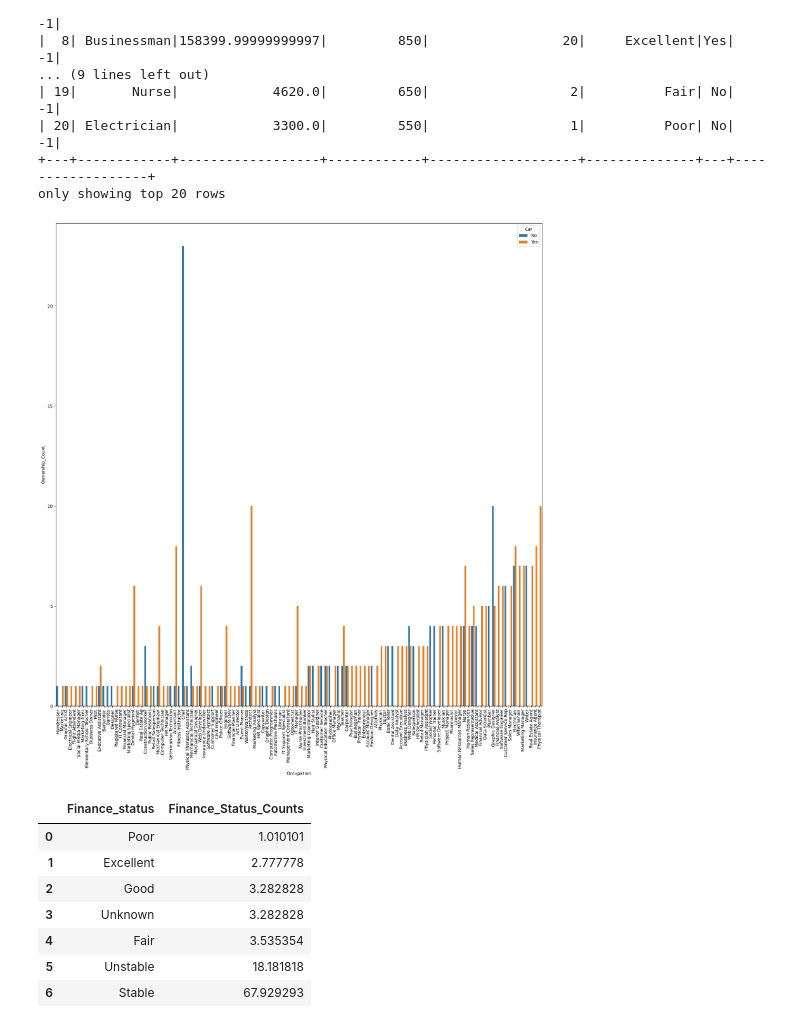
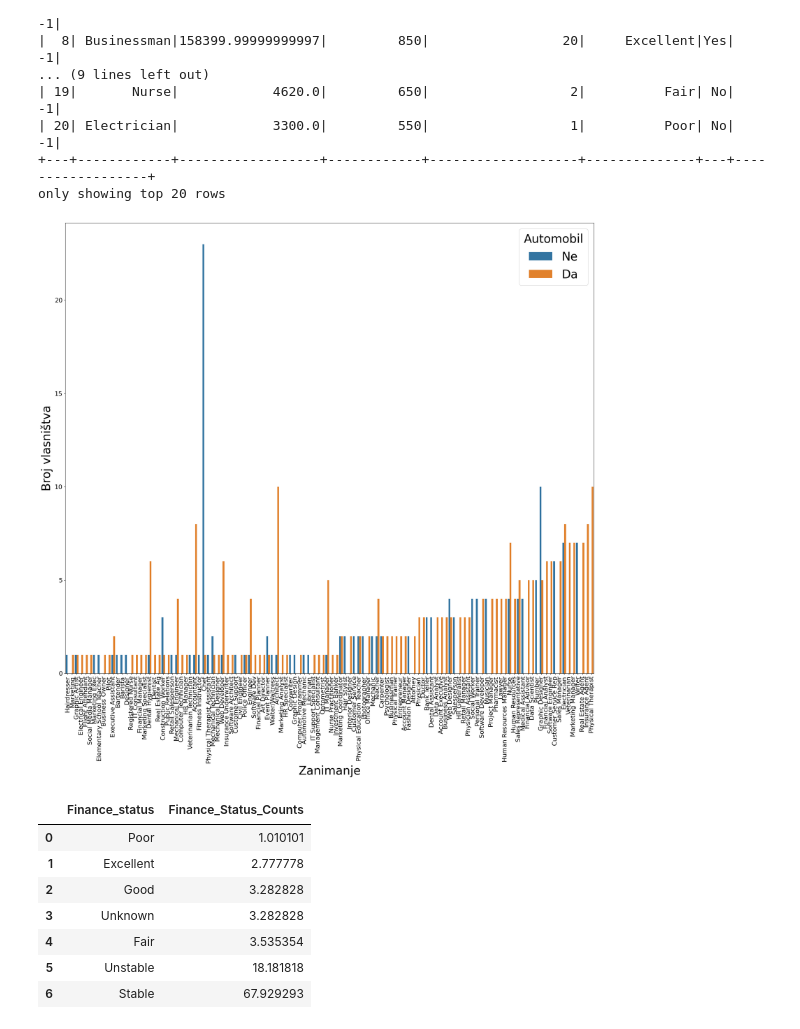
Before and after one commit to File500/Data_science_and_analysis, a Jupyter notebook: analysis/visual_analysis/car_ownership_and_sales_EDA.ipynb, the cells around one changed output. Cells and saved outputs as stored; diff of their text form; code cells hidden in the pictures.

```diff
--- a/analysis/visual_analysis/car_ownership_and_sales_EDA.ipynb
+++ b/analysis/visual_analysis/car_ownership_and_sales_EDA.ipynb
@@ -69,10 +69,20 @@ filtered = sql_to_df('''select Occupation, count(Car) as Ownership_Count, Car fr
 # %%
 plt.figure(figsize=(20,20))
 sb.barplot(data=filtered, x="Occupation", y="Ownership_Count", hue="Car")
-plt.xticks(rotation=90)
+plt.xticks(rotation=90, fontsize=16)
+plt.yticks(fontsize=16)
+plt.xlabel("Zanimanje", fontsize=30)
+plt.ylabel("Broj vlasništva", fontsize=30)
+
+# Povećaj kazalo i promijeni labele
+legend = plt.legend(title="Automobil", fontsize=30, title_fontsize=30)
+legend.get_texts()[0].set_text("Ne")
+legend.get_texts()[1].set_text("Da")
+
+plt.tight_layout()
 plt.show()
 # %% [output]
-[figure, old version]
+[figure, new version]
 # %%
 explode = (0.1, 0, 0, 0.2, 0, 0, 0)
 filtered = sql_to_df('''select Finance_status, count(Finance_Status) as Finance_Status_Counts from ownership
```
Also changed, not shown: parts of 7 cells of this notebook, 40 other files.
